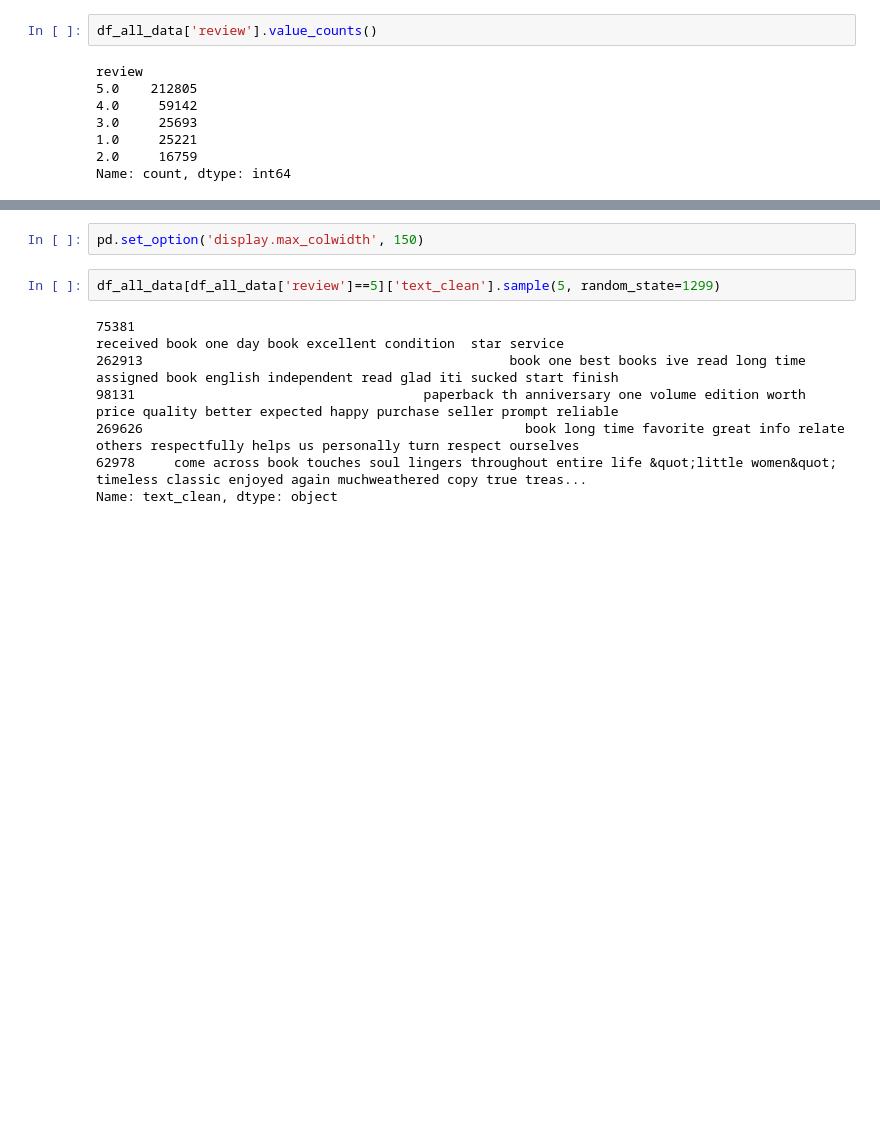
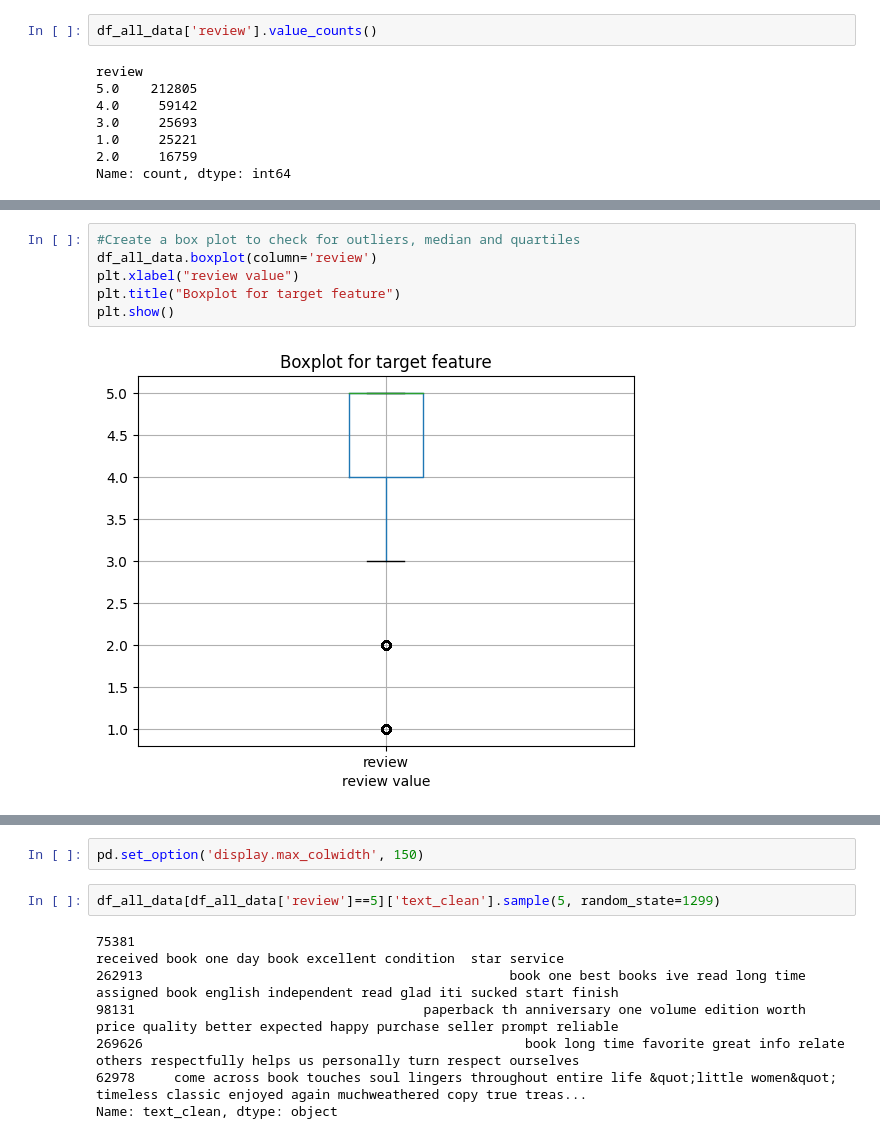
Before and after one commit to arnaldochm/final_project_nlp, a Jupyter notebook: notebooks/notebook_EDA.ipynb, the cells around one changed output, grey strips where cells are left out. Drawn from its saved outputs; the diff is of its cells as text; blank space fills up the shorter version.

```diff
--- a/notebooks/notebook_EDA.ipynb
+++ b/notebooks/notebook_EDA.ipynb
@@ -204,0 +209,8 @@ Name: count, dtype: int64
+# %%
+#Create a box plot to check for outliers, median and quartiles
+df_all_data.boxplot(column='review')
+plt.xlabel("review value")
+plt.title("Boxplot for target feature")
+plt.show()
+# %% [output]
+[figure, added]
```
Also changed, not shown: parts of 20 cells of this notebook.
